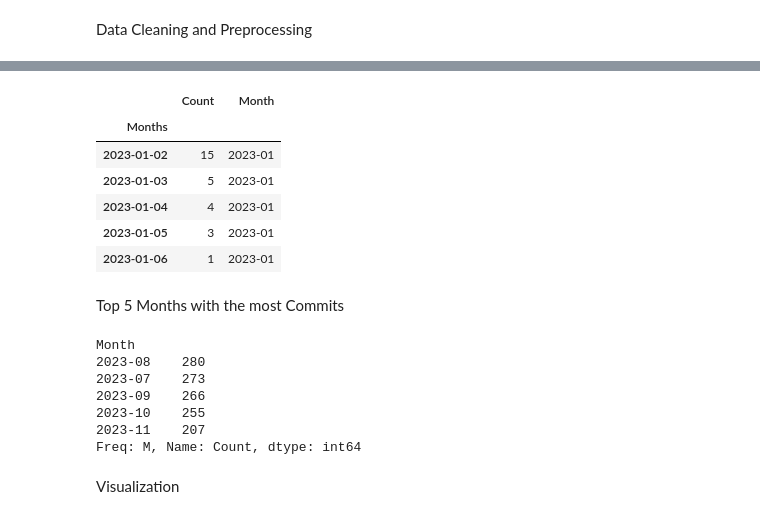
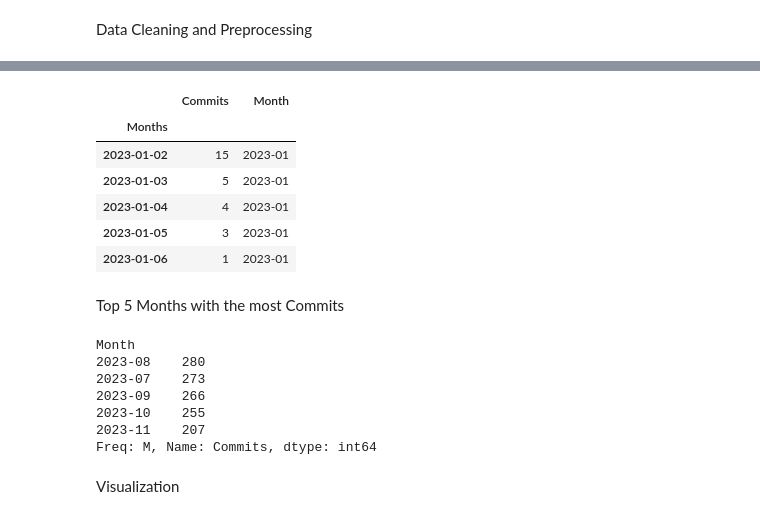
Before and after one commit to Khanhtoichoi/Data-Analysis, a Jupyter notebook: data_analysis.ipynb, the cells around one changed output, grey strips where cells are left out. Cells and saved outputs as stored; diff of their text form; code cells hidden in the pictures.

```diff
--- a/data_analysis.ipynb
+++ b/data_analysis.ipynb
@@ -27,11 +33,11 @@ None
 # %%
 date_df = pd.DataFrame(index=np.unique(df.index.values))
 date_df.index.name = 'Months'
-date_df['Count'] = df.index.value_counts()
+date_df['Commits'] = df.index.value_counts()
 date_df['Month'] = date_df.index.to_period('M')
 date_df.head()
 # %% [output]
-|  | Count | Month |
+|  | Commits | Month |
 | Months |  |  |
 | 2023-01-02 | 15 | 2023-01 |
 | 2023-01-03 | 5 | 2023-01 |
@@ -41,7 +47,7 @@ date_df.head()
 # %% [markdown]
 Top 5 Months with the most Commits
 # %%
-monthly_counts = date_df.groupby('Month')['Count'].sum()
+monthly_counts = date_df.groupby('Month')['Commits'].sum()
 monthly_counts.sort_values(ascending=False).head()
 # %% [output]
 Month
@@ -50,7 +56,7 @@ Month
 2023-09    266
 2023-10    255
 2023-11    207
-Freq: M, Name: Count, dtype: int64
+Freq: M, Name: Commits, dtype: int64
 # %% [markdown]
 Visualization
 # %%
```
Also changed, not shown: parts of 3 cells of this notebook.
